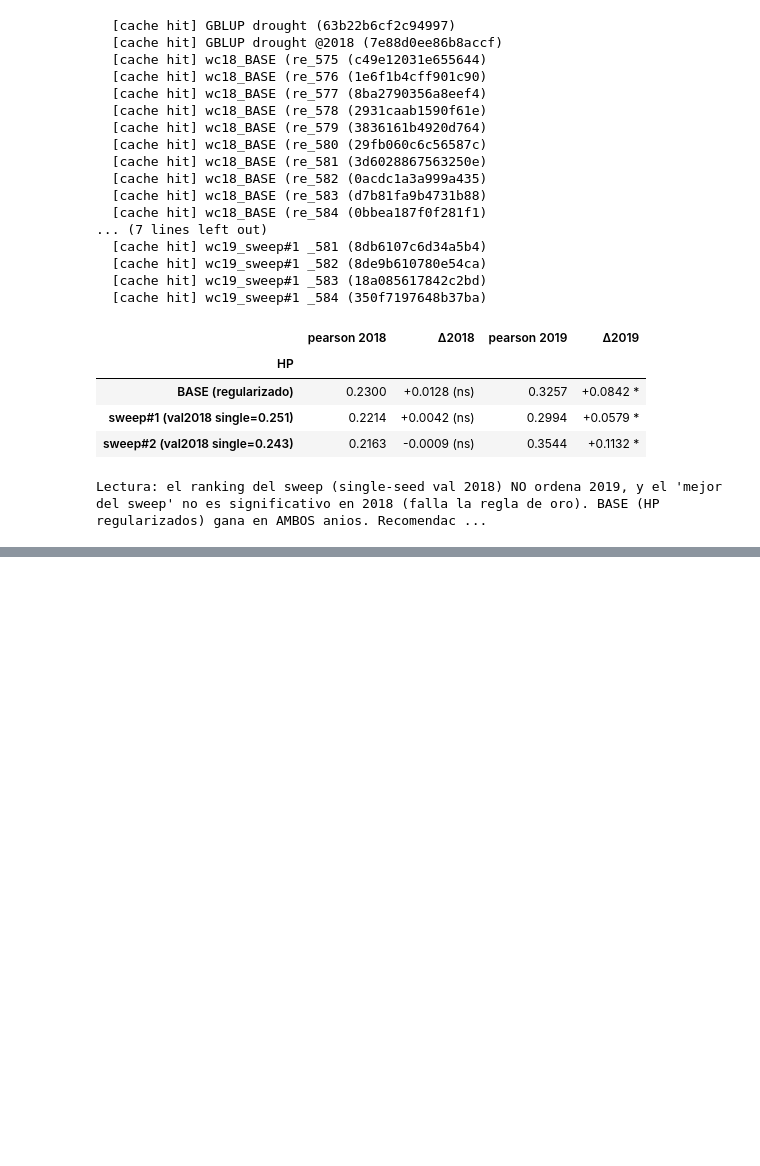
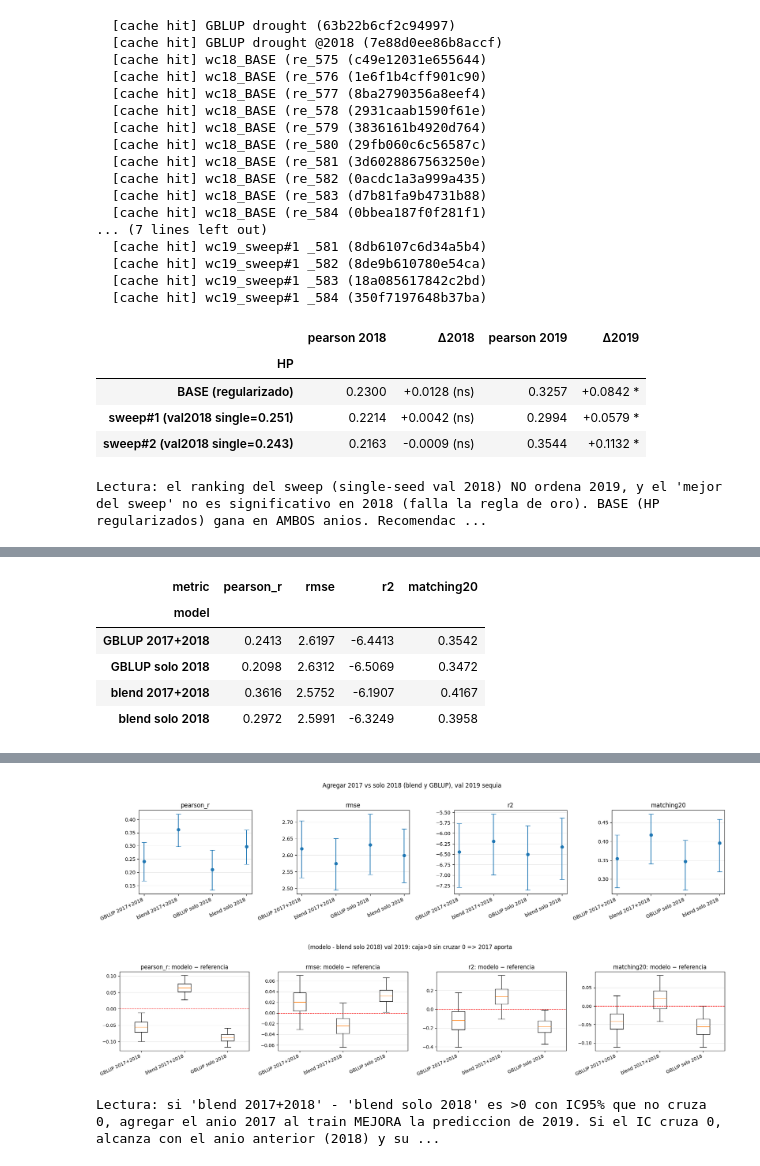
Before and after one commit to octavioromagnoli/maze-genomic-pred, a Jupyter notebook: notebooks/comparar_modelos_ci.ipynb, the cells around one changed output, grey strips where cells are left out. Cells and saved outputs as stored; diff of their text form; code cells hidden in the pictures; blank space fills up the shorter version.

```diff
--- a/notebooks/comparar_modelos_ci.ipynb
+++ b/notebooks/comparar_modelos_ci.ipynb
@@ -1901,0 +2111,68 @@ print("\nSi es significativo: este es el modelo elegido HONESTAMENTE (HP por el
+# %%
+# === A5 (años de train): ¿agregar 2017 ayuda? blend train 2017+2018 vs SOLO 2018, val 2019 ======
+# Pregunta: para predecir 2019 en sequía, ¿conviene entrenar con 2017+2018 o alcanza con el año
+# ANTERIOR (2018)? Reentrena el MISMO blend(NN ens-sweep + XGB ens-sweep, 20 seeds c/u) y GBLUP con
+# los dos regímenes de train y compara en 2019 (IC95% pareado, cluster por línea; el fold de val es
+# 2019 en ambos => mismas líneas). Requiere "Fase A · setup". [PESADA la 1ra vez: entrena el blend
+# con train=2018; el régimen 2017+2018 es cache hit si ya corriste la celda del blend de arriba.]
+from src.eval.nb_eval import make_multitask_evaluator
+from src.training.sweep import best_run_from_sweep
+
+NN_SWEEP  = "oromagnoli-/maze-genomic-pred/lm1xmrif"   # ensemble-sweep de la red multienv
+XGB_SWEEP = "oromagnoli-/maze-genomic-pred/dmv1daqb"   # ensemble-sweep de XGB (drought)
+NN_BASE   = "configs/exp_mlp_multienv_ens_GY_2017_to_2018.yaml"
+XGB_BASE  = "configs/exp_xgb_ens_drought_2017_to_2018.yaml"
+GBLUP_DROUGHT = "configs/exp_gblup_2017_2018_to_2019_drought.yaml"
+N_FINAL = 20                                            # ensemble grande para el reporte
+
+# Dos regímenes de train, MISMO val (2019) y MISMO holdout (2020 intocable). CV_1Y = solo el año
+# anterior. (No se toca la regla 3: sigue siendo validación temporal 2019, 2020 sellado.)
+CV_2Y = {"scheme": "fixed_temporal", "val_year": 2019, "train_years": [2017, 2018],
+         "holdout_test_year": 2020, "enforce_disjoint_lines": True}
+CV_1Y = {**CV_2Y, "train_years": [2018]}
+
+eval_multitask = make_multitask_evaluator(METRICS, n_boot=N_BOOT, alpha=ALPHA, use_cache=USE_CACHE)
+nn_ov, _, _  = best_run_from_sweep(NN_SWEEP)
+xgb_ov, _, _ = best_run_from_sweep(XGB_SWEEP)
+
+def blend_parts(cv, tag):
+    """(GBLUP, NN, XGB) del régimen de train `cv`, evaluados en 2019 (NN = cabeza GY_drought)."""
+    nn_cfg = apply_overrides(NN_BASE, {**nn_ov, "model.params.n_models": N_FINAL}); nn_cfg["cv"] = dict(cv)
+    res = eval_multitask(f"NN blend {tag}", nn_cfg)
+    nn = [p for p in res["predictions"] if p["trait"] == "GY_drought" and p["role"] == "scoring"][-1]
+    xgb_cfg = apply_overrides(XGB_BASE, {**xgb_ov, "model.params.n_models": N_FINAL}); xgb_cfg["cv"] = dict(cv)
+    eval_with_preds(f"XGB blend {tag}", xgb_cfg)
+    g_cfg = apply_overrides(GBLUP_DROUGHT, {}); g_cfg["cv"] = dict(cv)
+    eval_with_preds(f"GBLUP {tag}", g_cfg)
+    return PREDS_BY_MODEL[f"GBLUP {tag}"], nn, PREDS_BY_MODEL[f"XGB blend {tag}"]
+
+g2, nn2, xgb2 = blend_parts(CV_2Y, "2017+2018")
+g1, nn1, xgb1 = blend_parts(CV_1Y, "solo 2018")
+
+# Alinear TODO por línea (mismo fold val 2019 => mismas líneas) y armar los blends z-scoreados.
+ln, yt, yh = align_by_line(g2, nn2, xgb2, g1, nn1, xgb1)
+blend2 = average_predictions([yh[1], yh[2]], standardize=True)   # NN2 + XGB2
+blend1 = average_predictions([yh[4], yh[5]], standardize=True)   # NN1 + XGB1
+yr_preds = {"GBLUP 2017+2018": yh[0], "blend 2017+2018": blend2,
+            "GBLUP solo 2018": yh[3], "blend solo 2018": blend1}
+yr_rows, yr_samples = bootstrap_table(yt, yr_preds, ENS_METRICS, group=ln,
+                                      n_boot=N_BOOT, alpha=ALPHA, seed=575, standardize=True)
+print("Drought, val 2019 - agregar 2017 al train ayuda? (blend NN+XGB y GBLUP, 2 regimenes):")
+display(pd.DataFrame(yr_rows).pivot(index="model", columns="metric", values="point")[list(METRICS)].round(4))
+
+# Delta PAREADO (train 2017+2018) - (train solo 2018), MISMO resample: >0 y * (no cruza 0, salvo
+# rmse donde menor es mejor) => agregar 2017 ayuda DE VERDAD; si el IC cruza 0, alcanza con 2018.
+print_paired(paired_diff_summary(yr_samples, "blend solo 2018", METRICS, alpha=ALPHA),
+             title="\nblend: (train 2017+2018) - (train solo 2018)  [mira la fila 'blend 2017+2018']:")
+print_paired(paired_diff_summary(yr_samples, "GBLUP solo 2018", METRICS, alpha=ALPHA),
+             title="\nGBLUP: (train 2017+2018) - (train solo 2018)  [mira la fila 'GBLUP 2017+2018']:")
+save_show(plot_ci(pd.DataFrame(yr_rows), title="Agregar 2017 vs solo 2018 (blend y GBLUP), val 2019 sequia"),
+          "a5_years_ci.png")
+save_show(plot_paired_diff(yr_samples, ref="blend solo 2018", metrics=METRICS,
+                           title="(modelo - blend solo 2018) val 2019: caja>0 sin cruzar 0 => 2017 aporta"),
+          "a5_years_paired.png")
+print("\nLectura: si 'blend 2017+2018' - 'blend solo 2018' es >0 con IC95% que no cruza 0, agregar el "
+      "anio 2017 al train MEJORA la prediccion de 2019. Si el IC cruza 0, alcanza con el anio anterior "
+      "(2018) y sumar 2017 no aporta senial (puede incluso molestar por shift entre campanias). Idem "
+      "para GBLUP. Arbitro final: 2020 (sellado).")
+# %% [output]
@@ -1901,0 +2183,6 @@ print("\nSi es significativo: este es el modelo elegido HONESTAMENTE (HP por el
+| metric | pearson_r | rmse | r2 | matching20 |
+| model |  |  |  |  |
+| GBLUP 2017+2018 | 0.2413 | 2.6197 | -6.4413 | 0.3542 |
+| GBLUP solo 2018 | 0.2098 | 2.6312 | -6.5069 | 0.3472 |
+| blend 2017+2018 | 0.3616 | 2.5752 | -6.1907 | 0.4167 |
+| blend solo 2018 | 0.2972 | 2.5991 | -6.3249 | 0.3958 |
@@ -1901,0 +2206,3 @@ print("\nSi es significativo: este es el modelo elegido HONESTAMENTE (HP por el
+[figure, added]
+[figure, added]
+Lectura: si 'blend 2017+2018' - 'blend solo 2018' es >0 con IC95% que no cruza 0, agregar el anio 2017 al train MEJORA la prediccion de 2019. Si el IC cruza 0, alcanza con el anio anterior (2018) y su ...
```
Also changed, not shown: parts of 6 cells of this notebook, 10 other files.
